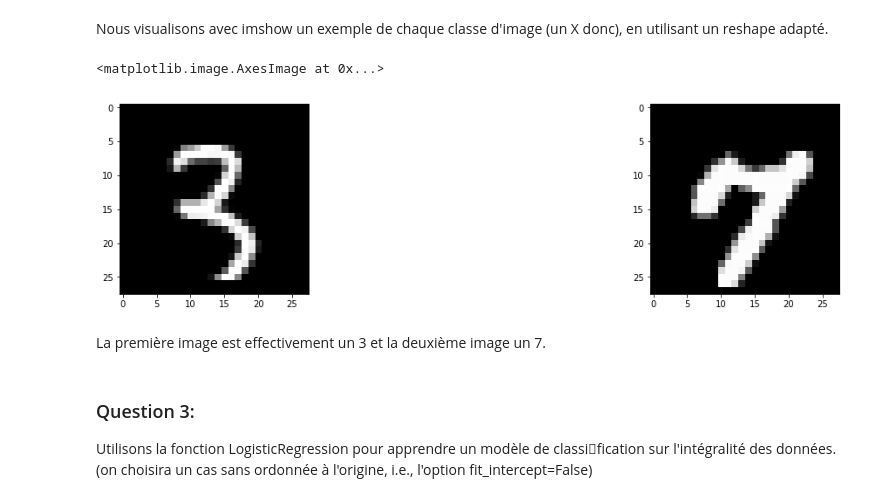
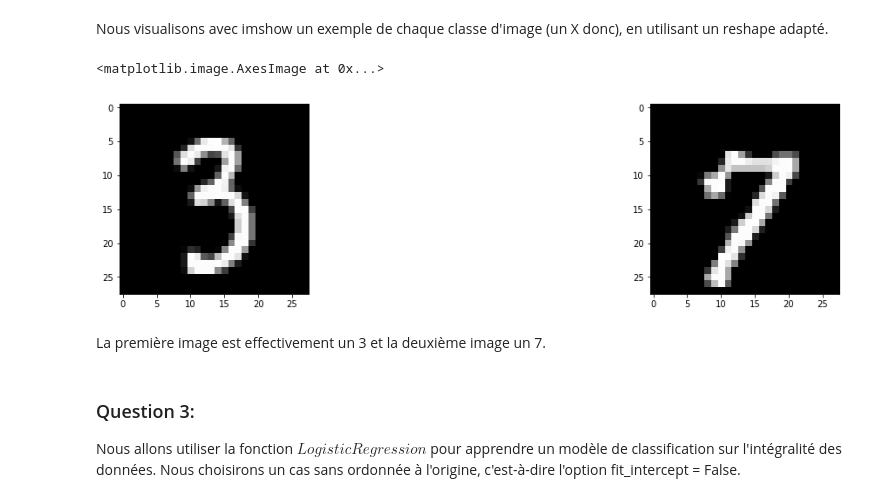
Before and after one commit to EmelineToustou/Emeline_Megane_HMMA238, a Jupyter notebook: notebook_tp_BOYER_TOUSTOU.ipynb, the cells around one changed output. Saved outputs shown, nothing was run; the diff lists cells and outputs as text; code cells hidden in the pictures.

```diff
--- a/notebook_tp_BOYER_TOUSTOU.ipynb
+++ b/notebook_tp_BOYER_TOUSTOU.ipynb
@@ -285,20 +261,20 @@ Nous visualisons avec imshow un exemple de chaque classe d'image (un X donc), en
 # %%
 plt.figure(figsize = (20, 4))
 
 plt.subplot(1, 2, 1)
-image_3 = (X[classe_3][randint(0, len(X[classe_3]) - 1)].reshape((28, 28)))
+image_3 = X[classe_3][10].reshape((28, 28))
 plt.imshow(image_3, cmap = plt.cm.gray)
 
 plt.subplot(1, 2, 2)
-image_7 = (X[classe_7][randint(0, len(X[classe_7]) - 1)].reshape((28, 28)))
+image_7 = X[classe_7][30].reshape((28, 28))
 plt.imshow(image_7, cmap = plt.cm.gray)
 # %% [output]
 <matplotlib.image.AxesImage at 0x...>
-[figure, old version]
+[figure, new version]
 # %% [markdown]
 La première image est effectivement un 3 et la deuxième image un 7.
 # %% [markdown]
 ### Question 3:
 
-Utilisons la fonction LogisticRegression pour apprendre un modèle de classi􏰅fication sur l'intégralité des données. (on choisira un cas sans ordonnée à l'origine, i.e., l'option fit_intercept=False)
+Nous allons utiliser la fonction $LogisticRegression$ pour apprendre un modèle de classification sur l'intégralité des données. Nous choisirons un cas sans ordonnée à l'origine, c'est-à-dire l'option fit_intercept = False.
 # %%
```
Also changed, not shown: parts of 31 cells of this notebook, 1 other file.
